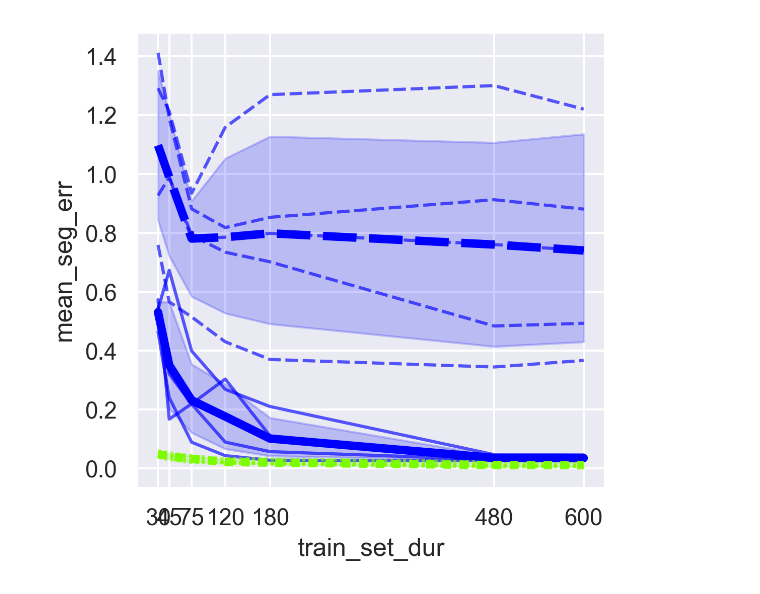
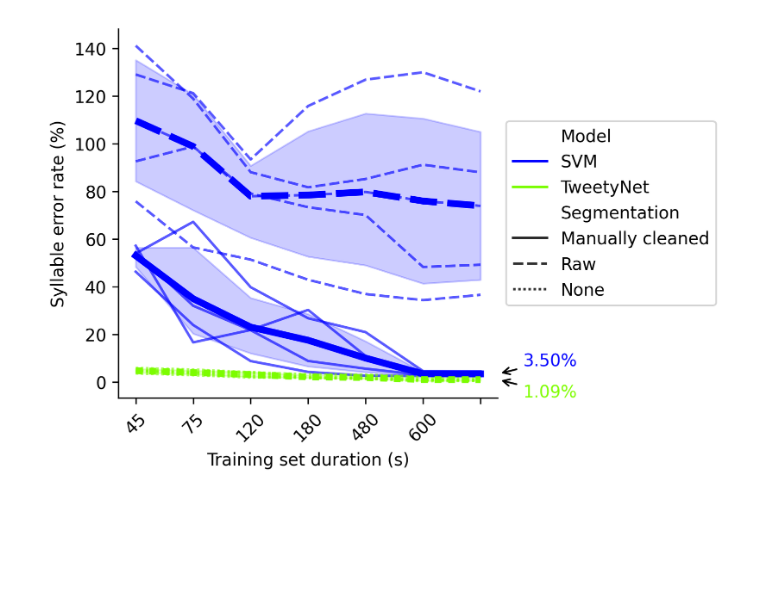
Before and after one commit to yardencsGitHub/tweetynet, a Jupyter notebook: src/scripts/hvc/hvc-figure.ipynb, the cells around one changed output. Cells and saved outputs as stored; diff of their text form; code cells hidden in the pictures; blank space fills up the shorter version.

Commit message:
make further tweaks to src/scripts/hvc/hvc-figure.ipynb

```diff
--- a/src/scripts/hvc/hvc-figure.ipynb
+++ b/src/scripts/hvc/hvc-figure.ipynb
@@ -65,6 +73,6 @@ all_df
 840 rows × 14 columns
 # %%
-gb = all_df.groupby(by=['model', 'segmenting', 'animal_id', 'train_set_dur'])
+gb = all_df.groupby(by=['Model', 'Segmentation', 'animal_id', 'train_set_dur_ind'])
 df_agg = gb.agg(
     mean_seg_err = pd.NamedAgg('avg_segment_error_rate', 'mean'),
     std_seg_err = pd.NamedAgg('avg_segment_error_rate', 'std')
@@ -78,7 +82,6 @@ array(['SVM', 'TweetyNet'], dtype=object)
 # %%
-FIG_ROOT = pyprojroot.here() / 'doc' / 'article' / 'figures' / 'mainfig_segment_models'
+FIG_ROOT = pyprojroot.here() / 'doc' / 'article' / 'figures' / 'mainfig_tweetynet_v_svm'
+FIG_ROOT.mkdir(exist_ok=True)
-# %%
-sns.set()
 # %%
 MODEL_HUE_MAP = {
     'SVM': 'blue',
@@ -93,13 +90,23 @@ Index(['model', 'segmenting', 'animal_id', 'train_set_dur', 'mean_seg_err',
+# %%
+svm_mean_seg_err_max_dur = data[
+    (data.Model=='SVM') & (data.Segmentation == 'Manually cleaned') & (data.train_set_dur_ind ==  6)
+].mean_seg_err.mean()
+
+tweetynet_mean_seg_err_max_dur = data[
+    (data.Model=='TweetyNet') & (data.Segmentation == 'None') & (data.train_set_dur_ind ==  6)
+].mean_seg_err.mean()
 # %%
 fig, ax = plt.subplots()
+fig.set_dpi(300)
+fig.set_size_inches(4,4)
 
 sns.lineplot(
     data=data,
-    x='train_set_dur',
+    x='train_set_dur_ind',
     y='mean_seg_err',
-    hue='model',
+    hue='Model',
     palette=MODEL_HUE_MAP,
-    style='segmenting',
+    style='Segmentation',
     units='animal_id',
     estimator=None,
     alpha=0.65,
@@ -110,55 +117,58 @@ sns.lineplot(
 
 sns.lineplot(
     data=data,
-    x='train_set_dur',
+    x='train_set_dur_ind',
     y='mean_seg_err',
-    hue='model',
+    hue='Model',
     palette=MODEL_HUE_MAP,
-    style='segmenting',
+    style='Segmentation',
     alpha=0.65,
     ax=ax,
-    legend=False,
+    legend=True,
 )
 
-sns.lineplot(x='train_set_dur',
+g = sns.lineplot(x='train_set_dur_ind',
              y='mean_seg_err',
              linewidth=4,
-             style='segmenting',
-             hue='model',
+             style='Segmentation',
+             hue='Model',
              palette=MODEL_HUE_MAP,
              data=data,
              ci=None,
              ax=ax,
              legend=False)
+g.legend(loc='center left', bbox_to_anchor=[1.0, 0.5])
 
-# sns.lineplot(x='training set duration (s)',
-#              y='segment error rate',
-#              linestyle='dashed',
-#              linewidth=4,
-#              hue='source',
-#              data=hvc_df, ci=None, label='mean', ax=ax, legend=False)
+ax.set_xticklabels(train_set_durs, rotation=45)
 
-# sns.lineplot(x='Training set duration (s)',
-#              y='Segment error rate',
-#              linestyle='dashed',
-#              color='lawngreen',
-#              linewidth=4,
-#              data=curve_df,
-#              ci='sd',
-#              label='min_segment_dur_majority_vote',
-#              ax=ax,
-#              legend=False)
+ax.annotate(f'{svm_mean_seg_err_max_dur:0.2f}%',
+            xy=(ax.get_xlim()[-1], svm_mean_seg_err_max_dur),
+            xycoords='data',
+            xytext=(15, +7.5),
+            textcoords='offset points',
+            verticalalignment='center',
+            color=MODEL_HUE_MAP['SVM'],
+            arrowprops=dict(arrowstyle="->", facecolor=MODEL_HUE_MAP['SVM']),
+            annotation_clip=False)
 
-# g.axes[0][0].set_ylim([0., 1.5])
+ax.annotate(f'{tweetynet_mean_seg_err_max_dur:0.2f}%',
+            xy=(ax.get_xlim()[-1], tweetynet_mean_seg_err_max_dur),
+            xycoords='data',
+            xytext=(15, -7.5),
+            textcoords='offset points',
+            verticalalignment='center',
+            color=MODEL_HUE_MAP['TweetyNet'],
+            arrowprops=dict(arrowstyle="->", facecolor=MODEL_HUE_MAP['TweetyNet']),
+            annotation_clip=False)
 
-train_set_durs = sorted(data['train_set_dur'].unique())
-ax.set_xticks(train_set_durs)
-#ax.set_xticklabels(train_set_durs, rotation=45)
-fig.set_dpi(300)
-fig.set_size_inches(4,4)
+ax.set_xlabel('Training set duration (s)')
+ax.set_ylabel('Syllable error rate (%)')
 
-FIG_STEM = 'segment-model-results'
+ax.spines['right'].set_visible(False)
+ax.spines['top'].set_visible(False)
 
-# for ext in ('eps', 'pdf', 'svg'):
-#     g.fig.savefig(FIG_ROOT / f'{FIG_STEM}.{ext}');
+FIG_STEM = 'svm-v-tweetynet-results'
+
+for ext in ('eps', 'svg'):
+    fig.savefig(FIG_ROOT / f'{FIG_STEM}.{ext}');
 # %% [output]
@@ -165 +192 @@ FIG_STEM = 'segment-model-results'
-[figure, old version]
+[figure, new version]
```
Also changed, not shown: parts of 11 cells of this notebook.
